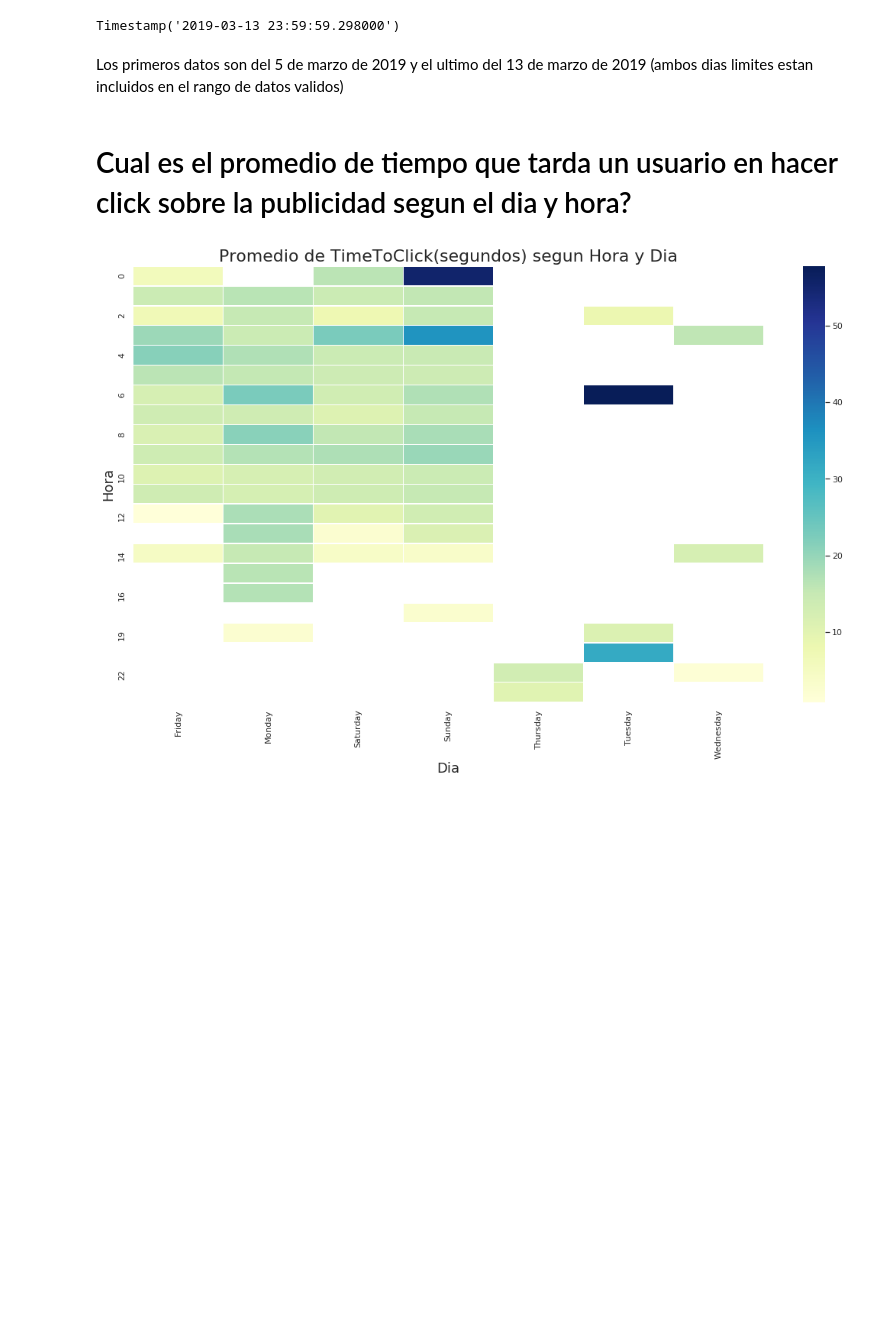
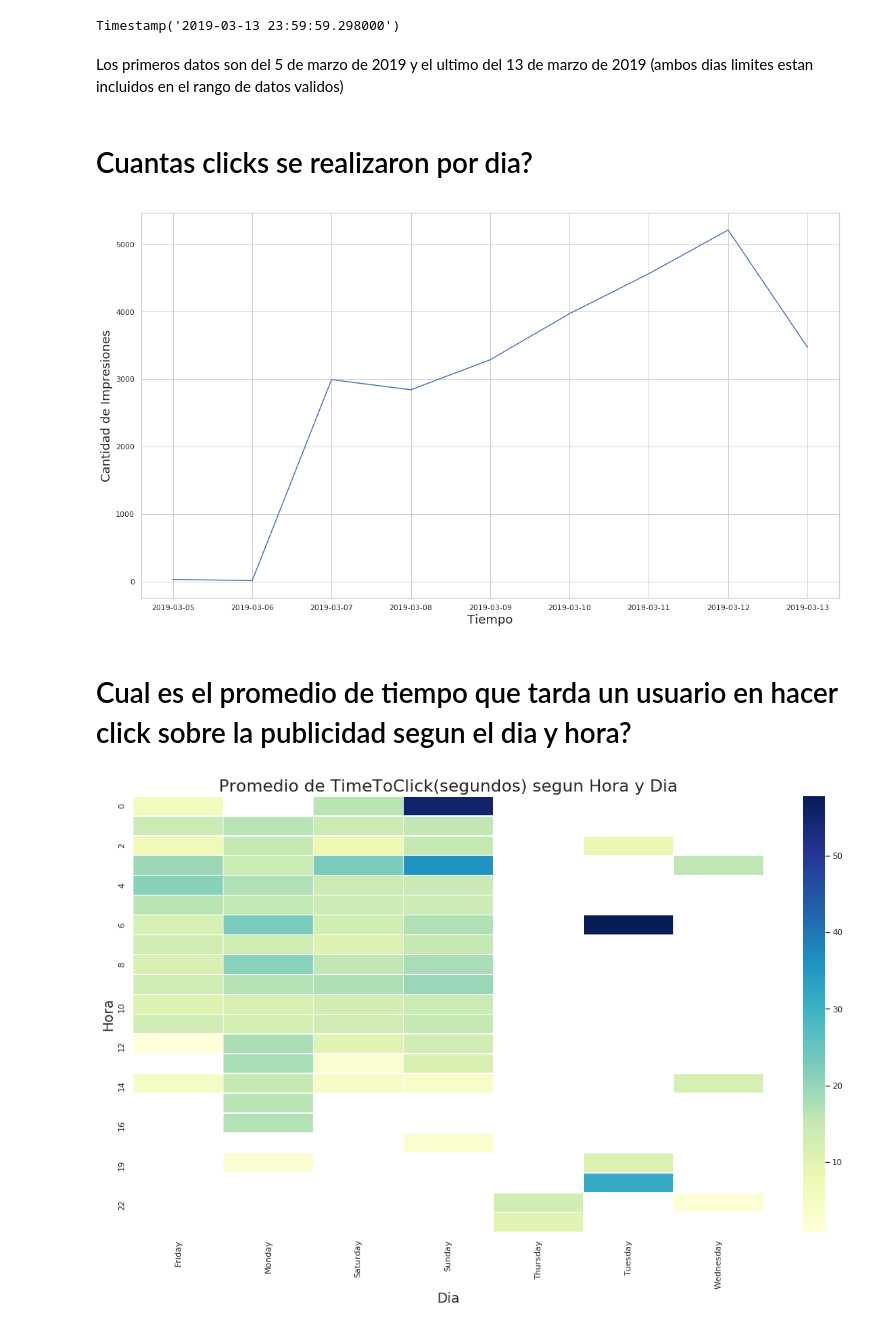
Before and after one commit to GastonMontes/75.06-Datos-Grupo22-TP1, a Jupyter notebook: temp/AnalisisTP1_clicks.ipynb, the cells around one changed output. Cells and saved outputs as stored; diff of their text form; code cells hidden in the pictures; blank space fills up the shorter version.

```diff
--- a/temp/AnalisisTP1_clicks.ipynb
+++ b/temp/AnalisisTP1_clicks.ipynb
@@ -90,6 +91,18 @@ clicks['timestamp_format'].max()
 Timestamp('2019-03-13 23:59:59.298000')
 # %% [markdown]
 Los primeros datos son del 5 de marzo de 2019 y el ultimo del 13 de marzo de 2019 (ambos dias limites estan incluidos en el rango de datos validos)
+# %% [markdown]
+# Cuantas clicks se realizaron por dia?
+# %%
+clicks_por_dia = clicks.groupby('date')['advertiser_id'].count()
+g = clicks_por_dia.plot()
+g.set_xlabel("Tiempo", fontsize=18)
+g.set_ylabel("Cantidad de Impresiones", fontsize=18)
+
+g.get_figure().set_size_inches(18.5, 10.5, forward=True)
+g.get_figure().savefig('img/cant_clicks_por_dia.png')
+# %% [output]
+[figure, added]
 # %% [markdown]
 # Cual es el promedio de tiempo que tarda un usuario en hacer click sobre la publicidad segun el dia y hora?
 # %%
```
Also changed, not shown: parts of 23 cells of this notebook, 1 other file.
